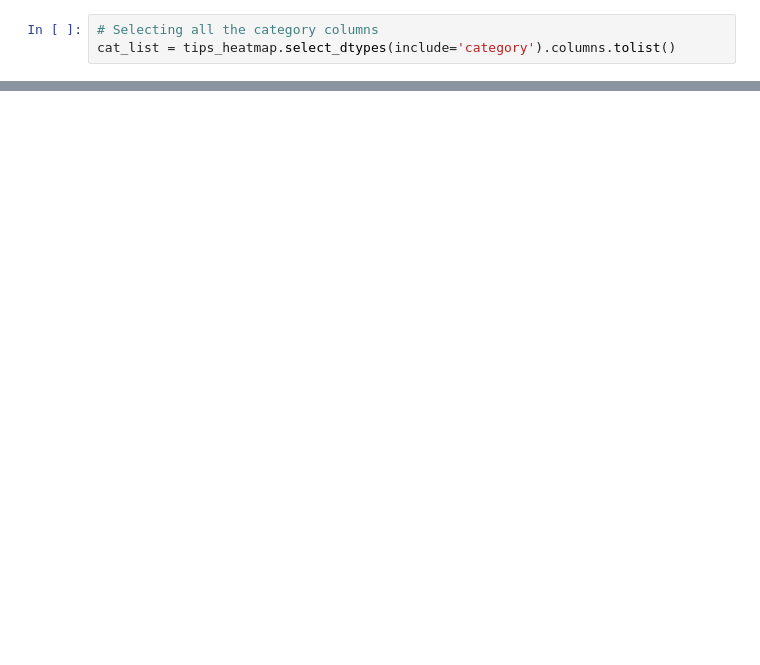
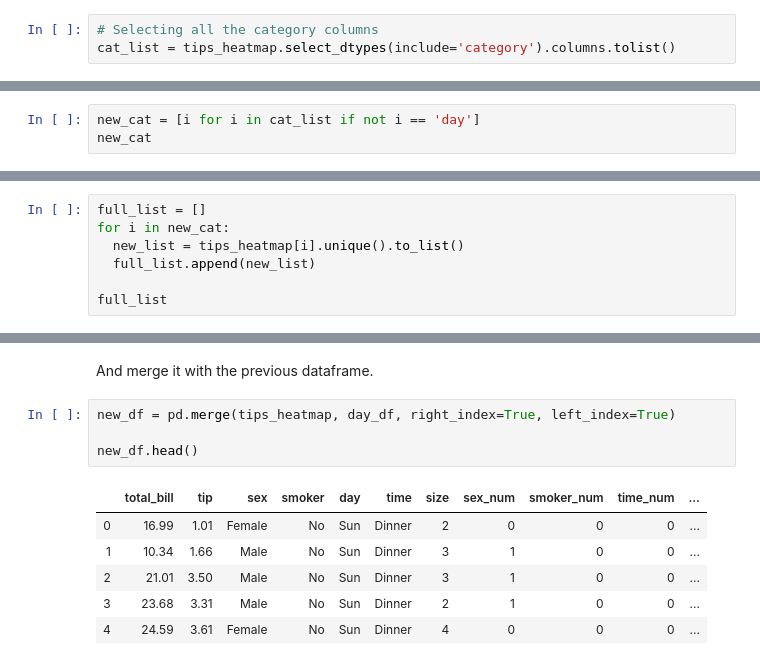
Before and after one commit to HenkT28/Fundamentals_Of_Data_Analysis_Assessment, a Jupyter notebook: Tips_Dataset.ipynb, the cells around one changed output, grey strips where cells are left out. Cells and saved outputs as stored; diff of their text form; blank space fills up the shorter version.

```diff
--- a/Tips_Dataset.ipynb
+++ b/Tips_Dataset.ipynb
@@ -1033,0 +1063,3 @@ cat_list
+# %%
+new_cat = [i for i in cat_list if not i == 'day']
+new_cat
@@ -1033,0 +1070,7 @@ cat_list
+# %%
+full_list = []
+for i in new_cat:
+  new_list = tips_heatmap[i].unique().to_list()
+  full_list.append(new_list)
+
+full_list
@@ -1033,0 +1126,13 @@ cat_list
+# %% [markdown]
+And merge it with the previous dataframe.
+# %%
+new_df = pd.merge(tips_heatmap, day_df, right_index=True, left_index=True)
+
+new_df.head()
+# %% [output]
+|  | total_bill | tip | sex | smoker | day | time | size | sex_num | smoker_num | time_num | ... |
+| 0 | 16.99 | 1.01 | Female | No | Sun | Dinner | 2 | 0 | 0 | 0 | ... |
+| 1 | 10.34 | 1.66 | Male | No | Sun | Dinner | 3 | 1 | 0 | 0 | ... |
+| 2 | 21.01 | 3.50 | Male | No | Sun | Dinner | 3 | 1 | 0 | 0 | ... |
+| 3 | 23.68 | 3.31 | Male | No | Sun | Dinner | 2 | 1 | 0 | 0 | ... |
+| 4 | 24.59 | 3.61 | Female | No | Sun | Dinner | 4 | 0 | 0 | 0 | ... |
```
Also changed, not shown: parts of 27 cells of this notebook.
